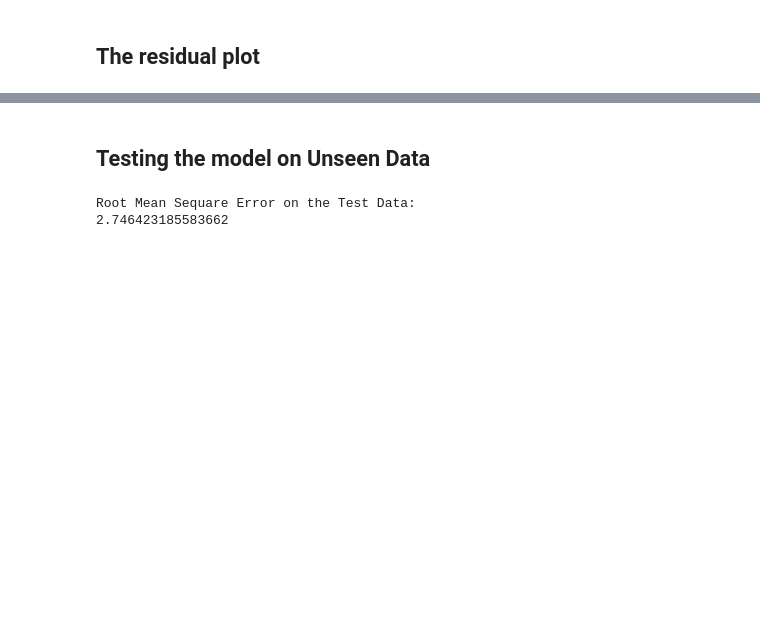
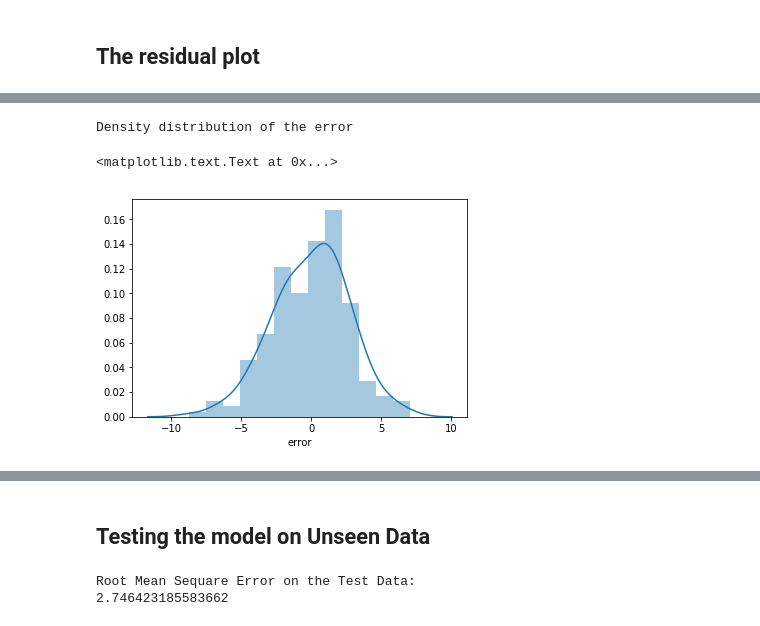
Before and after one commit to ammarwm/predictivehire, a Jupyter notebook: Cats Life Expectancy Prediction.ipynb, the cells around one changed output, grey strips where cells are left out. Cells and saved outputs as stored; diff of their text form; code cells hidden in the pictures; blank space fills up the shorter version.

```diff
--- a/Cats Life Expectancy Prediction.ipynb
+++ b/Cats Life Expectancy Prediction.ipynb
@@ -438 +446,9 @@ errors = y_pred - y_train
+# %%
+print('Density distribution of the error')
+sb.distplot(errors)
+plt.xlabel('error')
+# %% [output]
+Density distribution of the error
+<matplotlib.text.Text at 0x...>
+[figure, added]
 # %%
```
Also changed, not shown: parts of 33 cells of this notebook, 2 other files.
